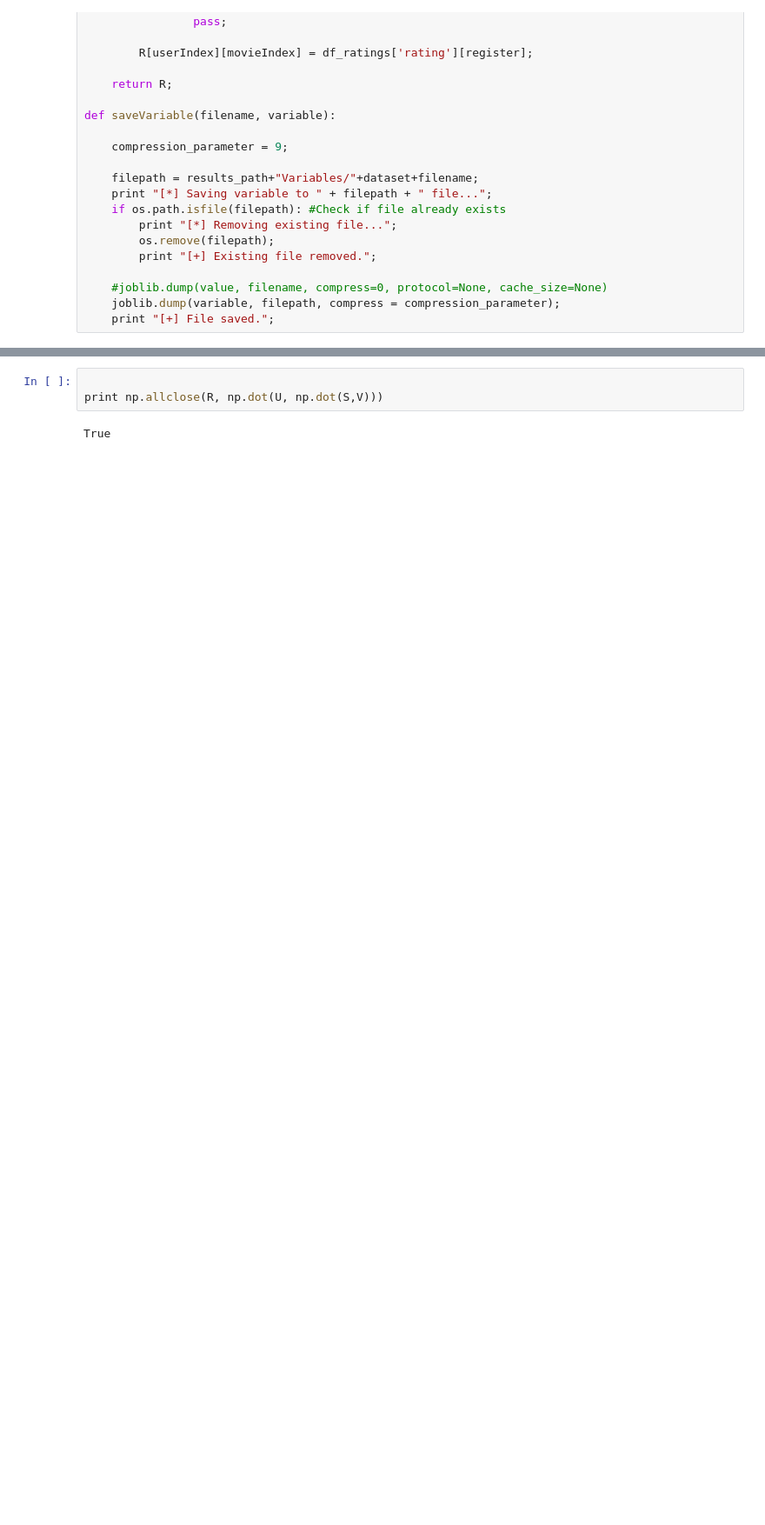
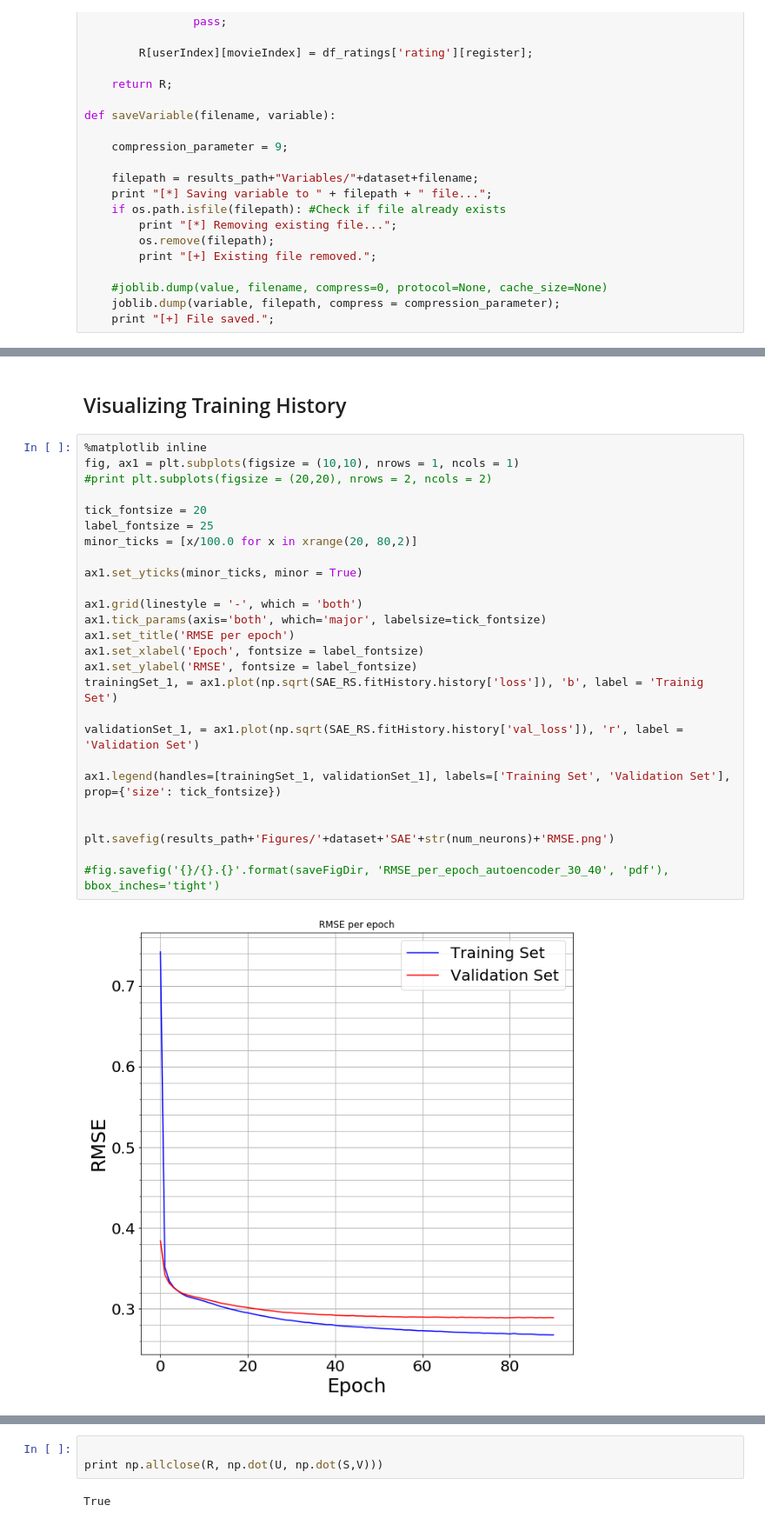
Before and after one commit to guedes-joaofelipe/RecommenderSystem, a Jupyter notebook: Notebooks/StackedAutoEncoderRS.ipynb, the cells around one changed output, grey strips where cells are left out. Shown at 87% size. Cells and saved outputs as stored; diff of their text form; blank space fills up the shorter version.

```diff
--- a/Notebooks/StackedAutoEncoderRS.ipynb
+++ b/Notebooks/StackedAutoEncoderRS.ipynb
@@ -169,0 +321,30 @@ Elapsed time:  0.741940975189
+# %% [markdown]
+<h2>Visualizing Training History</h2>
+# %%
+%matplotlib inline
+fig, ax1 = plt.subplots(figsize = (10,10), nrows = 1, ncols = 1)
+#print plt.subplots(figsize = (20,20), nrows = 2, ncols = 2)
+
+tick_fontsize = 20
+label_fontsize = 25
+minor_ticks = [x/100.0 for x in xrange(20, 80,2)]
+
+ax1.set_yticks(minor_ticks, minor = True)
+
+ax1.grid(linestyle = '-', which = 'both')
+ax1.tick_params(axis='both', which='major', labelsize=tick_fontsize)
+ax1.set_title('RMSE per epoch')
+ax1.set_xlabel('Epoch', fontsize = label_fontsize)
+ax1.set_ylabel('RMSE', fontsize = label_fontsize)
+trainingSet_1, = ax1.plot(np.sqrt(SAE_RS.fitHistory.history['loss']), 'b', label = 'Trainig Set')
+
+validationSet_1, = ax1.plot(np.sqrt(SAE_RS.fitHistory.history['val_loss']), 'r', label = 'Validation Set')
+
+ax1.legend(handles=[trainingSet_1, validationSet_1], labels=['Training Set', 'Validation Set'], prop={'size': tick_fontsize})
+
+
+plt.savefig(results_path+'Figures/'+dataset+'SAE'+str(num_neurons)+'RMSE.png')
+
+#fig.savefig('{}/{}.{}'.format(saveFigDir, 'RMSE_per_epoch_autoencoder_30_40', 'pdf'), bbox_inches='tight')
+# %% [output]
+[figure, added]
```
Also changed, not shown: parts of 28 cells of this notebook, 20 other files.
